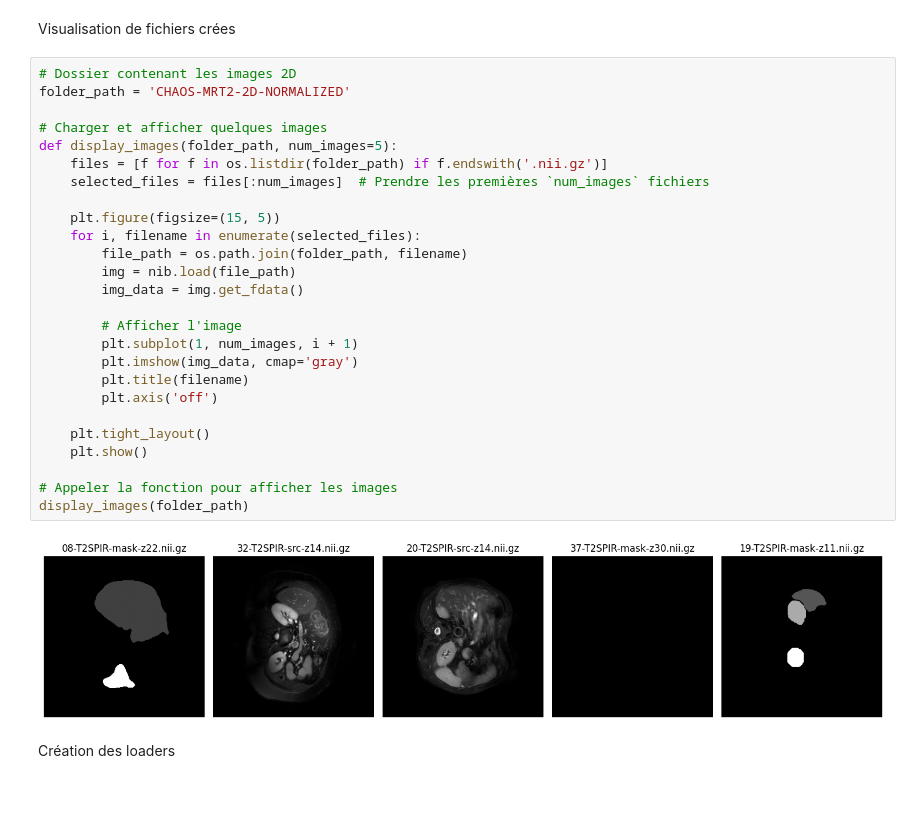
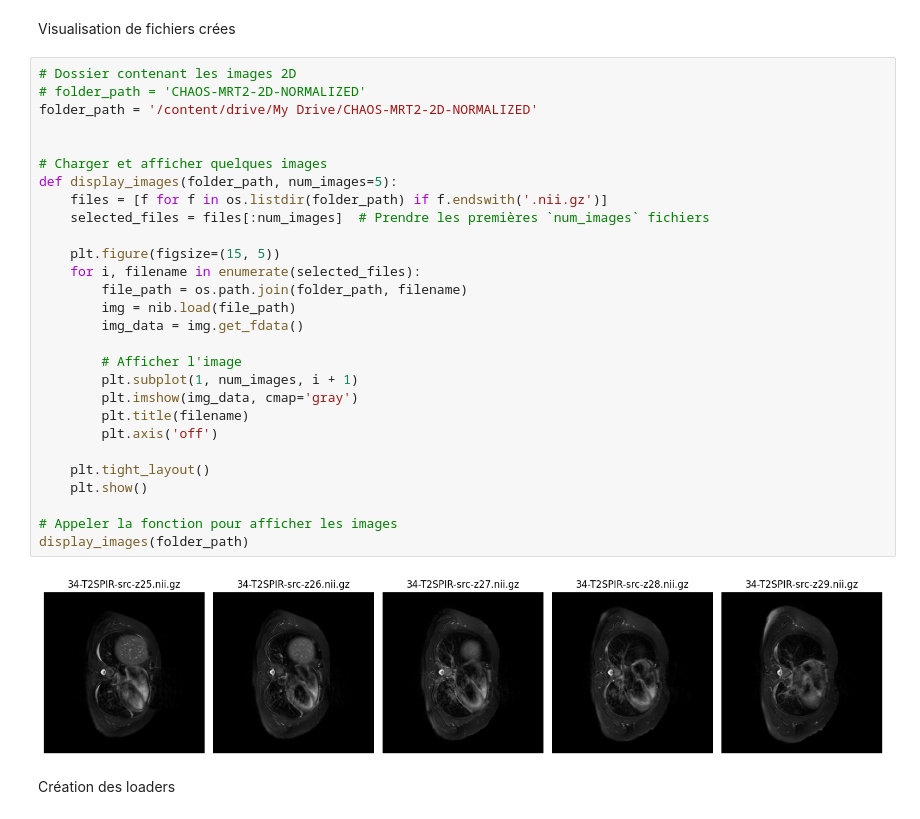
Before and after one commit to Joub2332/Attention-based-Unet-for-Segmentation, a Jupyter notebook: Architecture U-net2D.ipynb, the cells around one changed output. Cells and saved outputs as stored; diff of their text form.

```diff
--- a/Architecture U-net2D.ipynb
+++ b/Architecture U-net2D.ipynb
@@ -86,32 +91,34 @@ for filename in os.listdir(input_folder):
 Visualisation de fichiers crées
 # %%
 # Dossier contenant les images 2D
-folder_path = 'CHAOS-MRT2-2D-NORMALIZED'
+# folder_path = 'CHAOS-MRT2-2D-NORMALIZED'
+folder_path = '/content/drive/My Drive/CHAOS-MRT2-2D-NORMALIZED'
+
 
 # Charger et afficher quelques images
 def display_images(folder_path, num_images=5):
     files = [f for f in os.listdir(folder_path) if f.endswith('.nii.gz')]
     selected_files = files[:num_images]  # Prendre les premières `num_images` fichiers
 
     plt.figure(figsize=(15, 5))
     for i, filename in enumerate(selected_files):
         file_path = os.path.join(folder_path, filename)
         img = nib.load(file_path)
         img_data = img.get_fdata()
 
         # Afficher l'image
         plt.subplot(1, num_images, i + 1)
         plt.imshow(img_data, cmap='gray')
         plt.title(filename)
         plt.axis('off')
 
     plt.tight_layout()
     plt.show()
 
 # Appeler la fonction pour afficher les images
 display_images(folder_path)
 # %% [output]
-[figure, old version]
+[figure, new version]
 # %% [markdown]
 Création des loaders
 # %%
```
Also changed, not shown: parts of 15 cells of this notebook.
